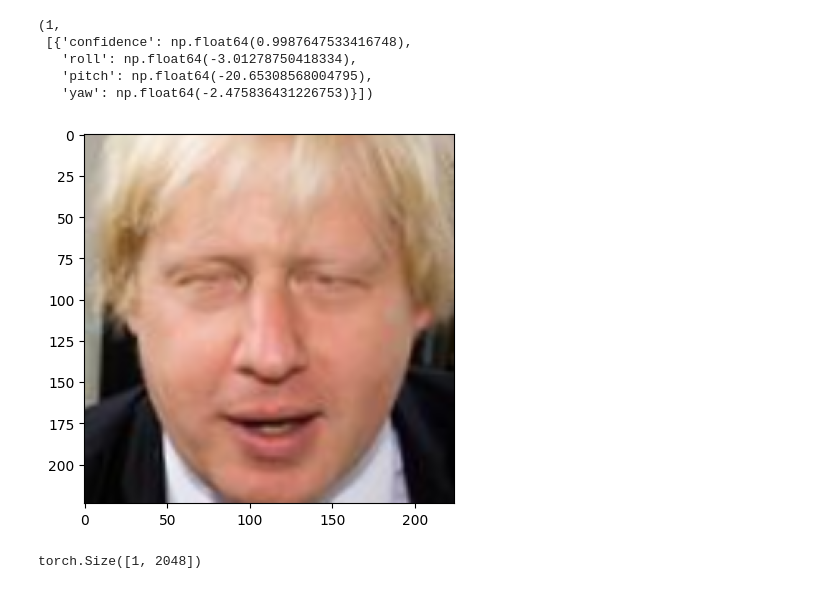
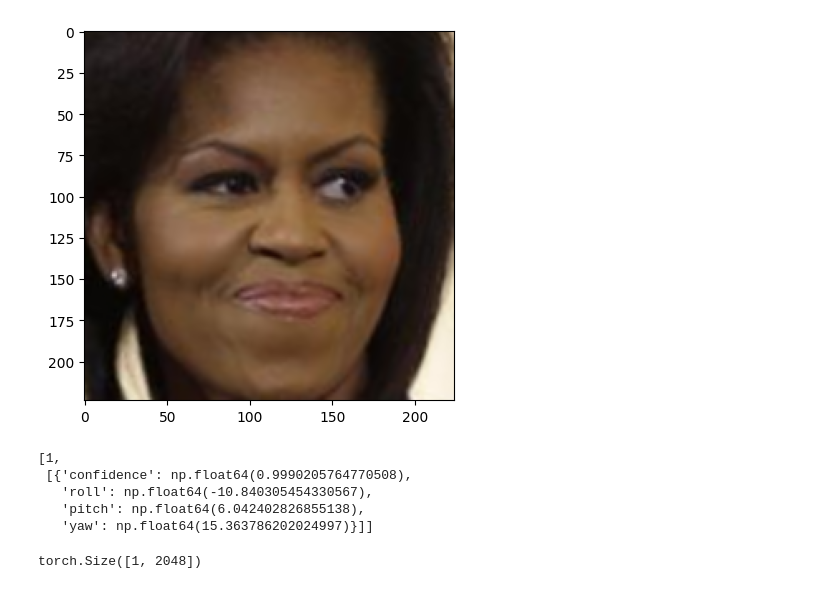
Before and after one commit to SuperrMurlocc/dlf-projekt, a Jupyter notebook: test.ipynb, the cells around one changed output. Cells and saved outputs as stored; diff of their text form; code cells hidden in the pictures.

```diff
--- a/test.ipynb
+++ b/test.ipynb
@@ -15,17 +15,25 @@ from face import align_faces, assess_quality
 # %%
-assess_quality(image)
+face_detections = detect_faces(image)
+
+image_ok, image_message, faces_ok_and_messages, qualities = assess_quality(image, face_detections, single_face_only=False, min_confidence=0.97)
+if not image_ok:
+    print(image_message)
+else:
+    for face_image, (face_ok, face_message) in zip(align_faces(image, face_detections), faces_ok_and_messages):
+        if not face_ok:
+            print(face_message)
+        else:
+            plt.imshow(einops.rearrange(face_image, 'c h w -> h w c'))
+            plt.show()
+
+qualities
 # %% [output]
+[figure, added]
-(1,
- [{'confidence': np.float64(0.9987647533416748),
-   'roll': np.float64(-3.01278750418334),
-   'pitch': np.float64(-20.65308568004795),
-   'yaw': np.float64(-2.475836431226753)}])
+[1,
+ [{'confidence': np.float64(0.9990205764770508),
+   'roll': np.float64(-10.840305454330567),
+   'pitch': np.float64(6.042402826855138),
+   'yaw': np.float64(15.363786202024997)}]]
-# %%
-for face_image in align_faces(image, min_confidence=0.98):
-    plt.imshow(einops.rearrange(face_image, 'c h w -> h w c'))
-    plt.show()
-# %% [output]
-[figure, removed]
 # %%
 batched_face_image = einops.rearrange(face_image, 'c h w -> 1 c h w')
 # %%
```
Also changed, not shown: parts of 2 cells of this notebook, 3 other files.
